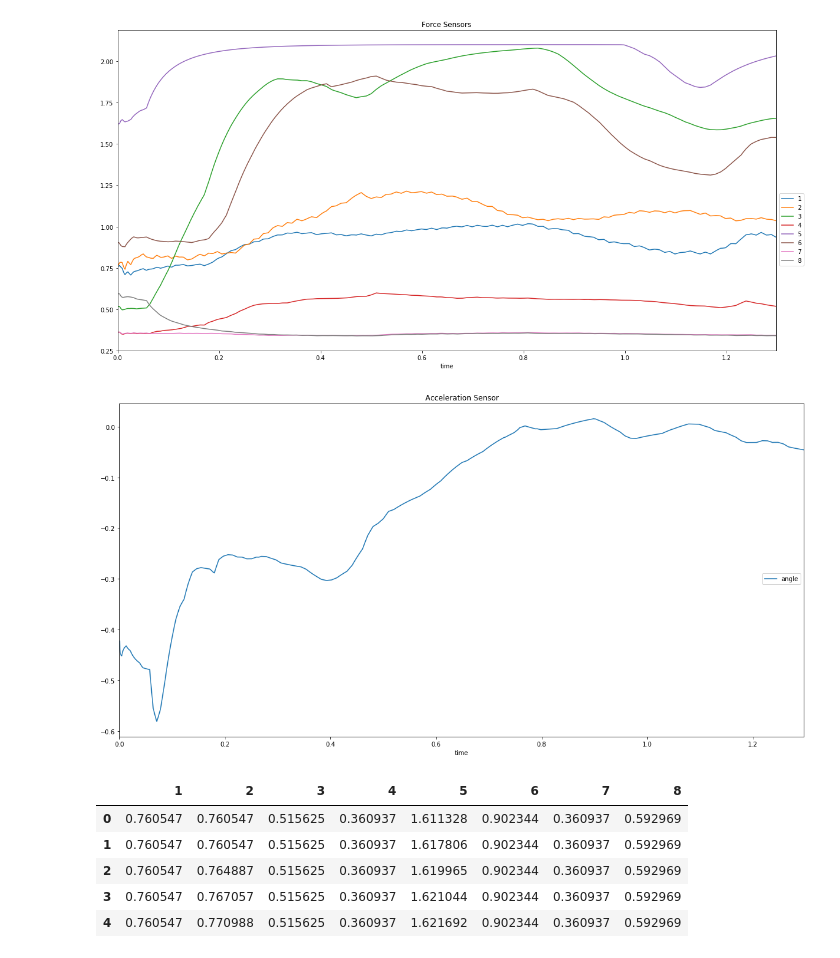
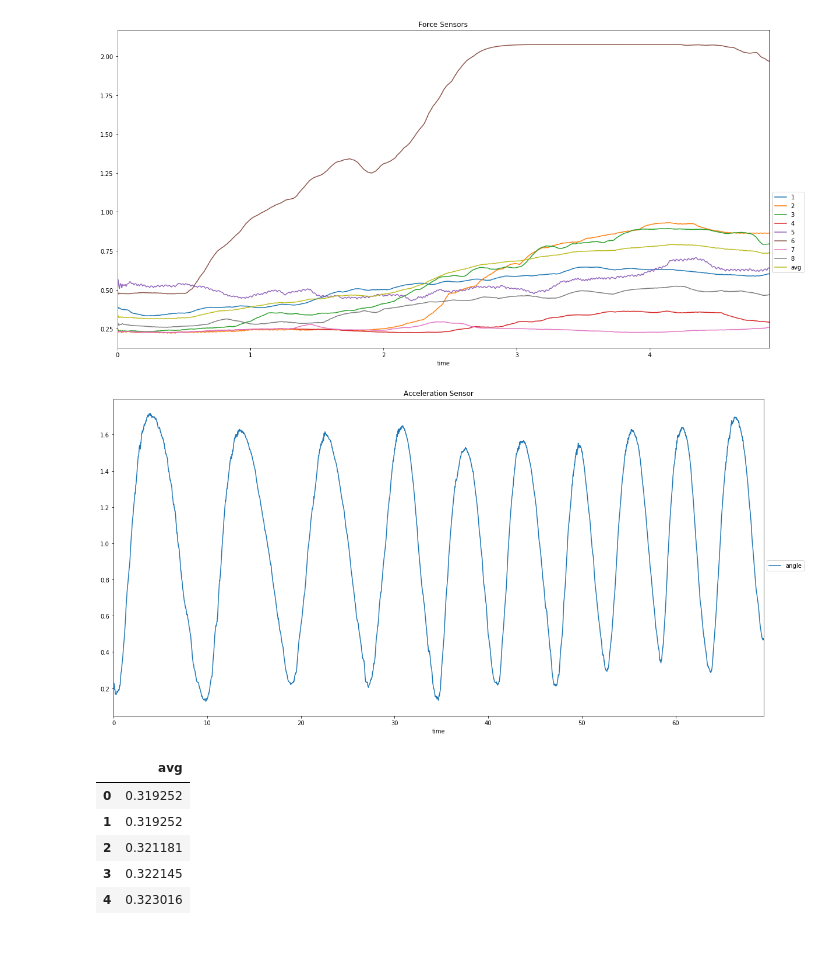
Before and after one commit to j-karls/P9-Exoskeleton, a Jupyter notebook: MIExperiments/Tensorflow/Frederik.ipynb, the cells around one changed output. Drawn from its saved outputs; the diff is of its cells as text; code cells hidden in the pictures.

Commit message:
just a push

```diff
--- a/MIExperiments/Tensorflow/Frederik.ipynb
+++ b/MIExperiments/Tensorflow/Frederik.ipynb
@@ -5,10 +5,10 @@ import numpy as np
 from sklearn.model_selection import train_test_split
 import matplotlib.pyplot as plt
 # %%
-file_path = "../../Datasets/Data.xlsx"
-data_title = "data_Flex_raw_data"
+file_path = "../../Datasets/BigData.xlsx"
+data_title = "data_test_raw_data"
 val_split, test_split = 0.2, 0.1
-TRAIN_SPLIT = 1001
+TRAIN_SPLIT = 68000
 # %%
 # Load data
 table_of_contents = pd.read_excel(file_path, sheet_name=0, header=None)
@@ -21,42 +21,52 @@ rearranged_cols_sensors_time_invariant = rearranged_cols_force[1:] + rearranged_
 # %%
 # Plot data
 
 # data['time'] = data['time'].apply(lambda x : x - data['time'][0])
 # Move times such that they start at 0
+
+plt.rcParams["figure.figsize"] = (20,10)
 
 def plot_sensorband_dataframe(df, title):
     plt = df.plot(x='time')
     plt.legend(bbox_to_anchor=(1.0, 0.5))
     plt.set_title(title)
 
 SMOOTHING = 200
 
+data_force = sheet_data[rearranged_cols_force].ewm(span=SMOOTHING).mean()
+data_force['avg'] = data_force[['1' ,'2', '3', '4', '5', '6', '7', '8']].mean(axis=1)
+plot_sensorband_dataframe(data_force[:5000], "Force Sensors")
 
-data_force = sheet_data[rearranged_cols_force].ewm(span=SMOOTHING).mean()
-plot_sensorband_dataframe(data_force, "Force Sensors")
+
 data_angle = sheet_data[rearranged_cols_angle].ewm(span=SMOOTHING).mean()
 plot_sensorband_dataframe(data_angle, "Acceleration Sensor")
 
 #data_angle = data_angle['angle'].ewm(span = 10).mean()
 #data_all_features = sheet_data[rearranged_cols_sensors_time_invariant]
 # %% [output]
-[figure, old version]
+[figure, new version]
-[figure, old version]
+[figure, new version]
 # %%
 features_considered = ['1' ,'2', '3', '4', '5', '6', '7', '8', 'angle', 'time']
 features = sheet_data[features_considered].ewm(span=SMOOTHING).mean()
 #features.index = sheet_data['time']
 features = features.drop('time', axis=1)
+
+# Dropping data, and keeping just average, if true
+if True:
+    features['avg'] = features.mean(axis=1)
+    features = features.drop(['1' ,'2', '3', '4', '5', '6', '7', '8'], axis=1)
+
 target = features['angle']
 features = features.drop('angle', axis=1)
 features.head(5)
 # %% [output]
-|  | 1 | 2 | 3 | 4 | 5 | 6 | 7 | 8 |
-| 0 | 0.760547 | 0.760547 | 0.515625 | 0.360937 | 1.611328 | 0.902344 | 0.360937 | 0.592969 |
-| 1 | 0.760547 | 0.760547 | 0.515625 | 0.360937 | 1.617806 | 0.902344 | 0.360937 | 0.592969 |
-| 2 | 0.760547 | 0.764887 | 0.515625 | 0.360937 | 1.619965 | 0.902344 | 0.360937 | 0.592969 |
-| 3 | 0.760547 | 0.767057 | 0.515625 | 0.360937 | 1.621044 | 0.902344 | 0.360937 | 0.592969 |
-| 4 | 0.760547 | 0.770988 | 0.515625 | 0.360937 | 1.621692 | 0.902344 | 0.360937 | 0.592969 |
+|  | avg |
+| 0 | 0.319252 |
+| 1 | 0.319252 |
+| 2 | 0.321181 |
+| 3 | 0.322145 |
+| 4 | 0.323016 |
 # %%
 #features.plot(subplots=True)
 target.head(5)
```
Also changed, not shown: parts of 8 cells of this notebook.
